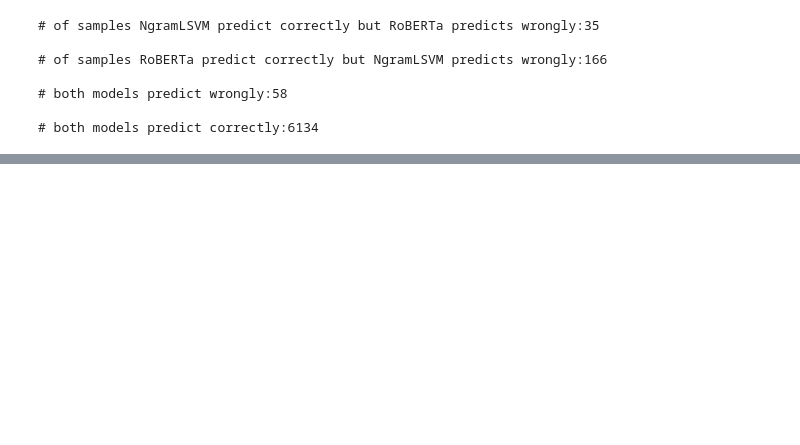
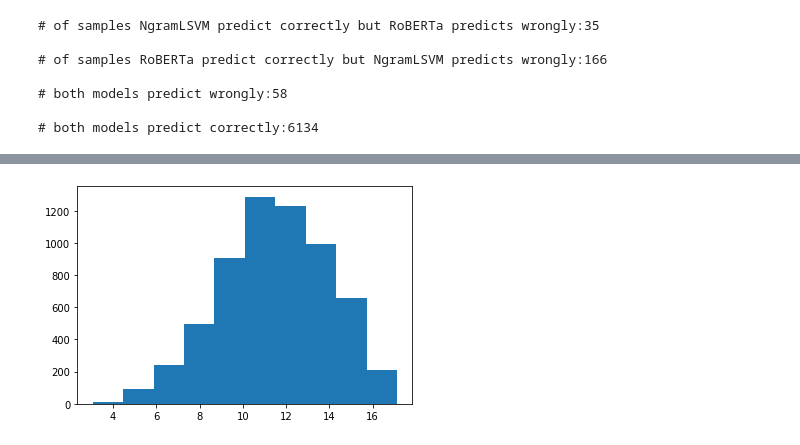
Before and after one commit to HamedBabaei/hatespeech-statistcal-analysis, a Jupyter notebook: notebooks/error-analysis.ipynb, the cells around one changed output, grey strips where cells are left out. Saved outputs shown, nothing was run; the diff lists cells and outputs as text; code cells hidden in the pictures; blank space fills up the shorter version.

Commit message:
adding error analysis

```diff
--- a/notebooks/error-analysis.ipynb
+++ b/notebooks/error-analysis.ipynb
@@ -100,24 +103,30 @@ sample_no = 10
 
 def get_random_samples(ids, sample_no):
     sample = random.sample(range(0, len(ids)), k=sample_no)
-    #print(len(list(set(sample))))
-    return [ids[i] for i in sample if ids[i] < 4000]
+    return [ids[i] for i in sample]
+
+def analysis(data):
+    mtx = tfidf.transform(data['tweet'])
+    scores = list(np.sum(mtx.toarray(), axis=1))
+    counts = np.count_nonzero(mtx.toarray(), axis=1)
+    data['tfidf-score'] = scores
+    data['tfidf-token-counts'] = counts
+    return data
 
 def get_samples(data, ids, sample_no):
     select = get_random_samples(ids, sample_no)
-    print(select)
-#    select = [i for i in select]
-
-    #[random.choice(ids) for i in range(sample_no)]
+    #print(select)
     df_data = {
         "tweet":[data['tweet'].tolist()[i] for i in select],
         "label":[data['label'].tolist()[i] for i in select],
-        "processed_tweets":[data['processed_tweets'].tolist()[i]
-                            for i in select]
+        "processed_tweets":[data['processed_tweets'].tolist()[i] for i in select],
+        "roberta-predict": [RoBERTa_predicts['Test-predict'][i] for i in select],
+        "ngramlsvm-predict": [NgramLSVM_predicts['Test-predict'][i] for i in select],
     }
+    df_data = analysis(df_data)
     return pd.DataFrame(df_data)
 
-ngramlsvm_correct_roberta_wrong_samples = get_samples(test, ngramlsvm_correct_roberta_wrong_ids, sample_no)
-roberta_correct_ngramlsvm_wrong_samples = get_samples(test, roberta_correct_ngramlsvm_wrong_ids, sample_no)
-both_models_predict_wrong_samples = get_samples(test, both_models_predict_wrong, sample_no)
-both_models_predict_correctly_samples = get_samples(test, both_models_predict_correctly, sample_no)
+ngramlsvm_correct_roberta_wrong_samples = get_samples(test, ngramlsvm_correct_roberta_wrong_ids, sample_no=35)
+roberta_correct_ngramlsvm_wrong_samples = get_samples(test, roberta_correct_ngramlsvm_wrong_ids, sample_no=166)
+both_models_predict_wrong_samples = get_samples(test, both_models_predict_wrong, sample_no=58)
+both_models_predict_correctly_samples = get_samples(test, both_models_predict_correctly, sample_no=6134)
@@ -161,0 +154,9 @@ len(gold)
+# %%
+# Both models works well on the data
+# both models predict correctly:6134
+
+plt.hist(np.array(both_models_predict_correctly_samples['tfidf-score']).astype('float'))
+
+plt.show()
+# %% [output]
+[figure, added]
```
Also changed, not shown: parts of 17 cells of this notebook, 4 other files.
